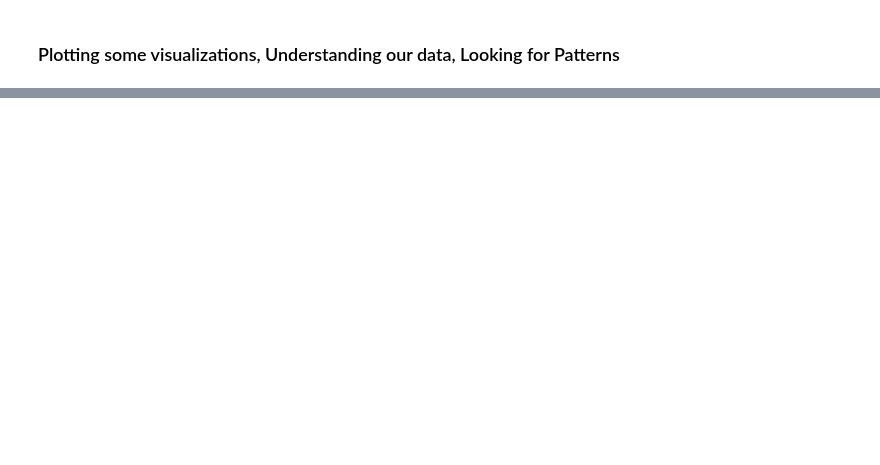
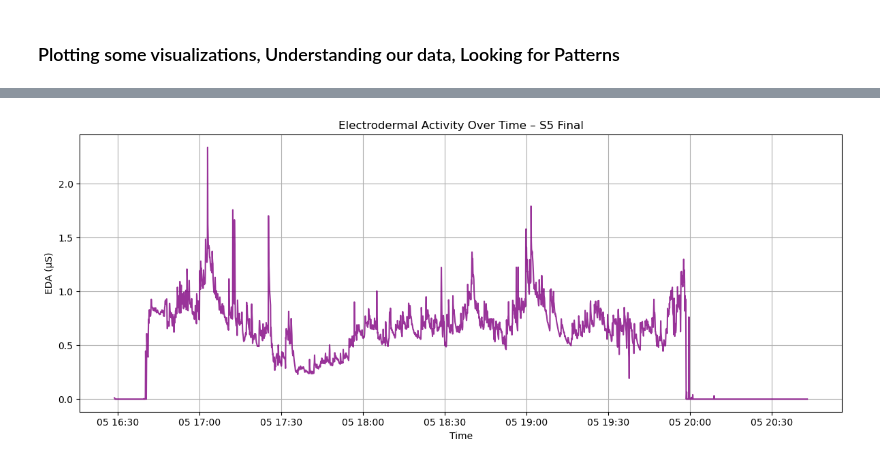
Before and after one commit to TurkiAlrasheed/project3-dsc106, a Jupyter notebook: proj3-EDA.ipynb, the cells around one changed output, grey strips where cells are left out. Drawn from its saved outputs; the diff is of its cells as text; code cells hidden in the pictures; blank space fills up the shorter version.

```diff
--- a/proj3-EDA.ipynb
+++ b/proj3-EDA.ipynb
@@ -186,0 +295,31 @@ grades_df
+# %%
+
+# Pick a student and exam
+student = "S5"
+exam = "Final"
+
+# Filter the EDA data
+eda_single = eda_df[(eda_df["Subject"] == student) & (eda_df["Exam"] == exam)].copy()
+
+# Convert timestamp to datetime if needed
+eda_single["timestamp"] = pd.to_datetime(eda_single["timestamp"], unit="s")
+
+# Optional: Downsample for smoother plot (e.g., every 5 seconds)
+eda_resampled = (
+    eda_single.set_index("timestamp")
+    .resample("5S")["value"]
+    .mean()
+    .reset_index()
+)
+
+# Plot
+plt.figure(figsize=(12, 5))
+plt.plot(eda_resampled["timestamp"], eda_resampled["value"], color="purple", alpha=0.8)
+plt.title(f"Electrodermal Activity Over Time – {student} {exam}")
+plt.xlabel("Time")
+plt.ylabel("EDA (μS)")
+plt.grid(True)
+plt.tight_layout()
+plt.show()
+# %% [output]
+[figure, added]
```
Also changed, not shown: parts of 22 cells of this notebook, 2 other files.
